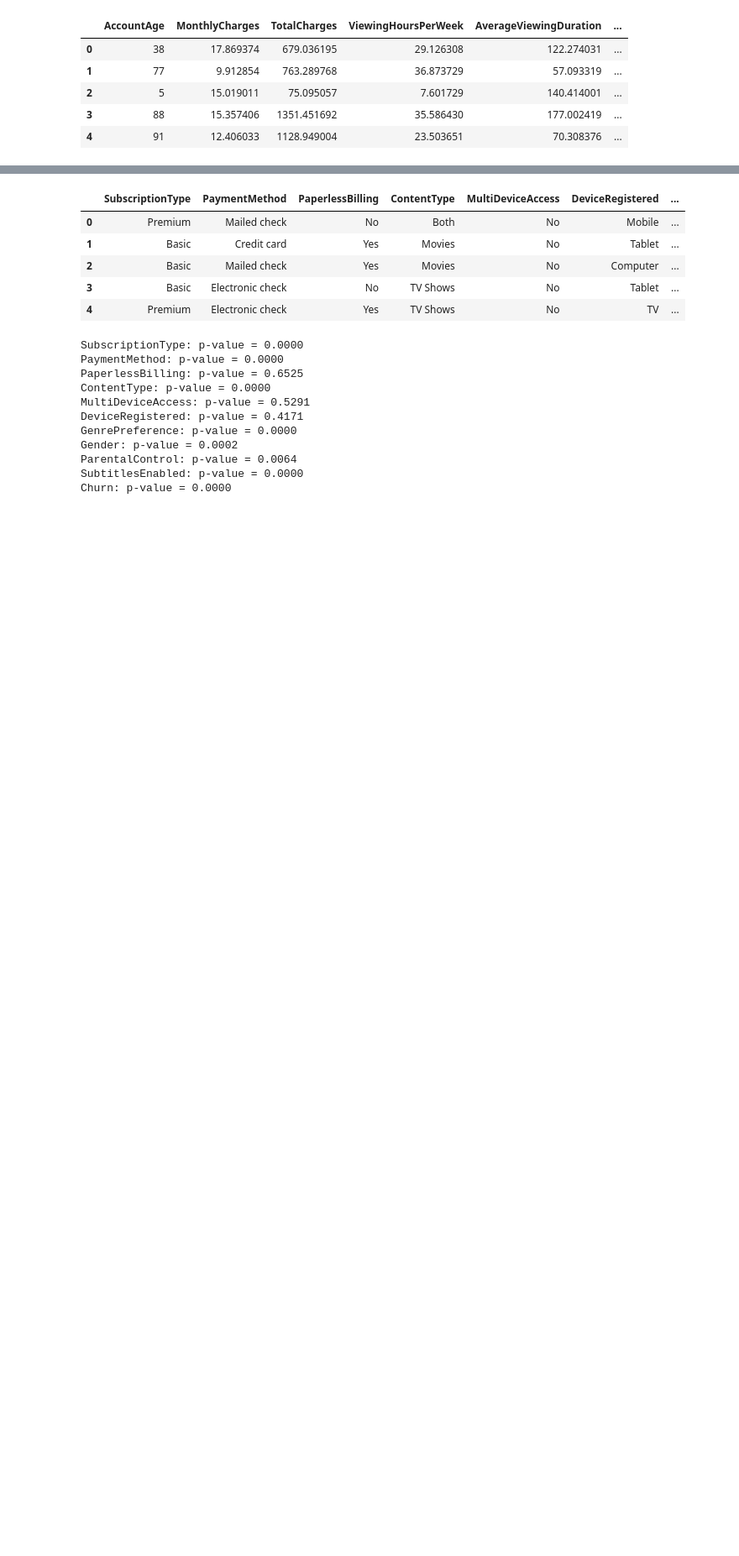
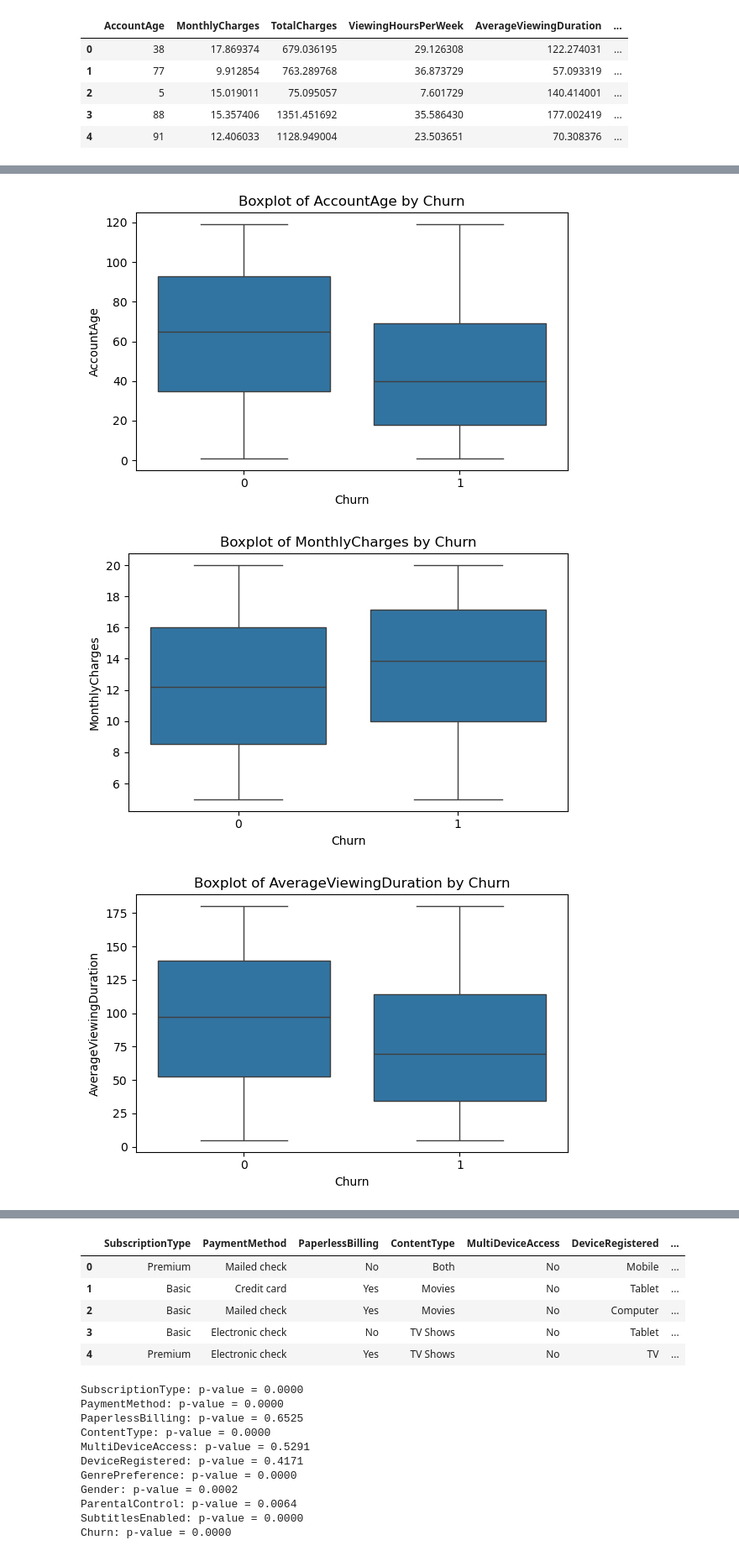
Before and after one commit to soonn22/Churn, a Jupyter notebook: ChurnPrediction.ipynb, the cells around one changed output, grey strips where cells are left out. Shown at 84% size. Drawn from its saved outputs; the diff is of its cells as text; code cells hidden in the pictures; blank space fills up the shorter version.

```diff
--- a/ChurnPrediction.ipynb
+++ b/ChurnPrediction.ipynb
@@ -363,0 +342,8 @@ Done
+# %%
+df_numerical.head()
+build_boxplot(df_numerical)
+df_numerical.describe()
+# %% [output]
+[figure, added]
+[figure, added]
+[figure, added]
```
Also changed, not shown: parts of 28 cells of this notebook, 6 other files.
